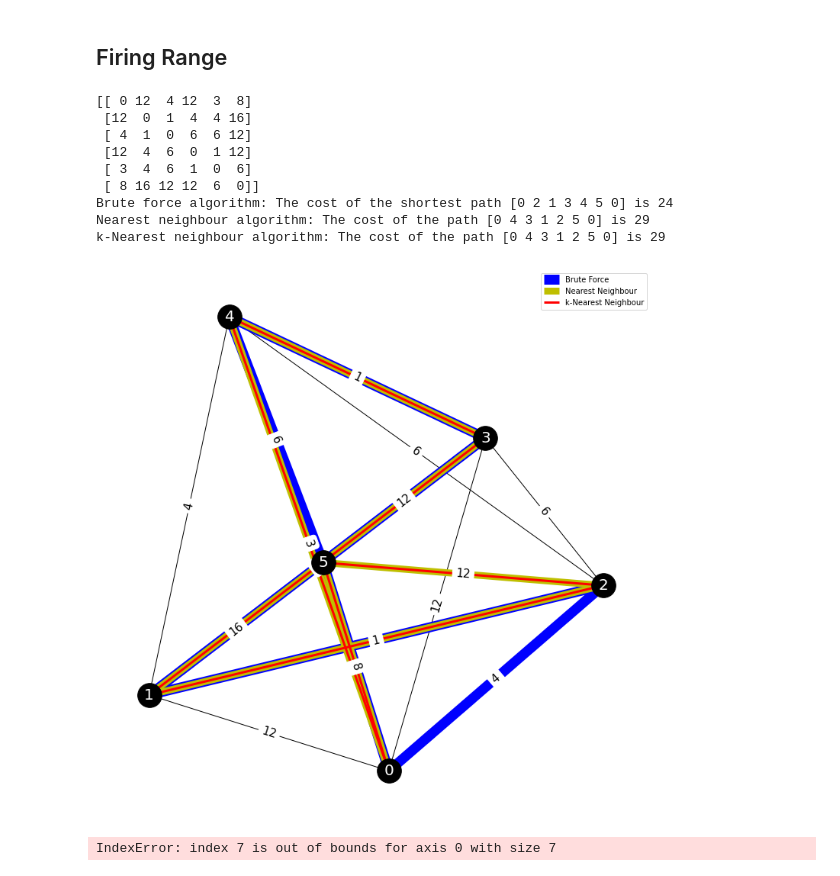
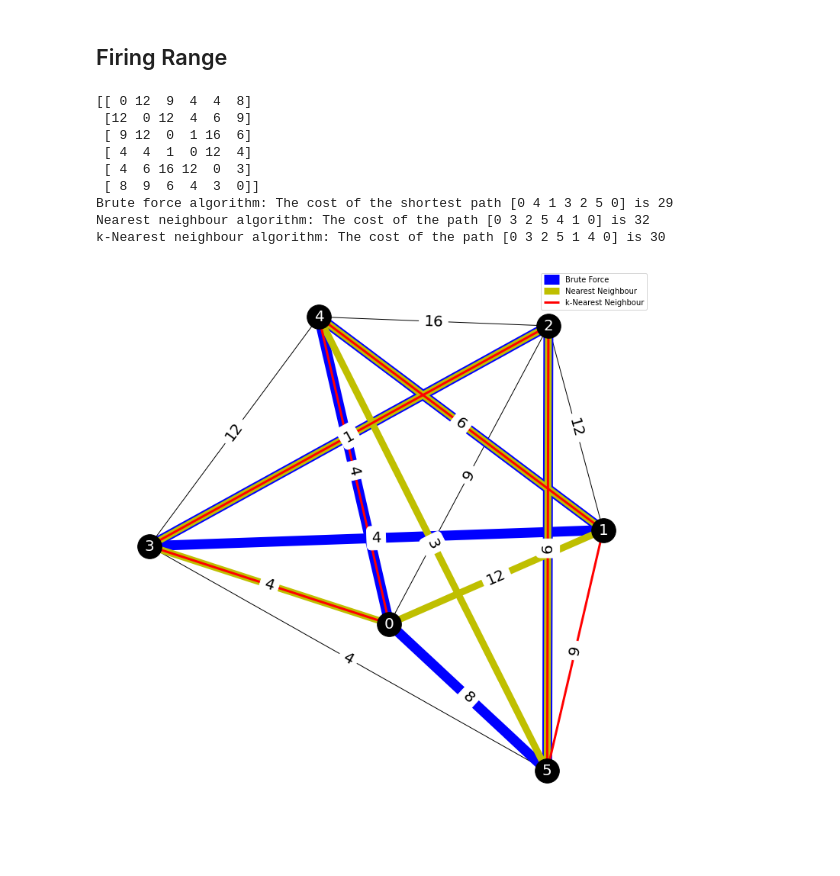
Before and after one commit to BarryOD4/AM4065-TSP, a Jupyter notebook: TSP_algorithms.ipynb, the cells around one changed output. Drawn from its saved outputs; the diff is of its cells as text; code cells hidden in the pictures.

```diff
--- a/TSP_algorithms.ipynb
+++ b/TSP_algorithms.ipynb
@@ -12,13 +12,17 @@ This is supplementary code written by Barry O'Donnell in October 2021 for module
 
 The code supports a project focused on the Travelling Salesman Problem (TSP) and the algorithms of finding the shortest path.
 # %%
-def GetRandomArray(n):
+def GetRandomArray(n, seed=None):
     """
     Creates weighted (n x n) array with no self loops
     IN:  n := int, amount of nodes
+         seed := int, seed for random generation
 
     OUT: arr := numpy array, weighted network
     """
+
+    if seed != None:
+        np.random.seed(seed)
 
     arr = np.random.randint(1, 5, (n,n))
     np.fill_diagonal(arr, 0)
@@ -142,14 +146,14 @@ def DrawNetwork(arr, save=False, fname="network.pdf", pos = None):
 
     ## Draws network
     nx.draw(G,pos,edge_color='black',width=1,linewidths=1,
-            node_size=500, node_color='black',
+            node_size=1000, node_color='black',
             labels={node:node for node in G.nodes()}, font_size=20, font_color='white')
 
     ## Adds labels to edges
     edge_labels = dict([ ((n1, n2), d['weight'])
                         for n1, n2, d in G.edges(data=True) ])
 
-    nx.draw_networkx_edge_labels(G, pos, edge_labels = edge_labels, font_color='black')
+    nx.draw_networkx_edge_labels(G, pos, edge_labels = edge_labels, font_color='black', font_size=20)
 
     ## Removes axis
     plt.axis('off')
@@ -196,7 +200,7 @@ def DrawPath(arr, paths, save=False, fname="network.pdf", pos = None, labels = [
     edge_labels = dict([((n1, n2), d['weight'])
                         for n1, n2, d in G.edges(data=True)])
 
-    nx.draw_networkx_edge_labels(G, pos, edge_labels = edge_labels, font_color='black', font_size=15)
+    nx.draw_networkx_edge_labels(G, pos, edge_labels = edge_labels, font_color='black', font_size=20)
 
     ## Removes axis from figure
     plt.axis('off')
@@ -596,36 +600,36 @@ k-Nearest neighbour algorithm: The cost of the path [0 2 1 3 5 4 0] is 20
 # %%
 ## Testing Random Arrays
 n = 6
 k = 3
-arr = GetRandomArray(n)
+arr = GetRandomArray(n, 4065)
 
 print(arr)
 
 BF = TSP_BF(arr)
 NN = TSP_NN(arr)
 KNN = TSP_KNN(arr,k)
 
 ## Shows user the cost of the path found by each network
 print("Brute force algorithm: The cost of the shortest path {} is {}".format(BF[1], BF[0]))
 print("Nearest neighbour algorithm: The cost of the path {} is {}".format(NN[1], NN[0]))
 print("k-Nearest neighbour algorithm: The cost of the path {} is {}".format(KNN[1], KNN[0]))
 
 
 if NN[0] == BF[0]:
     print("Nearest neighbour guessed the correct shortest path!")
 
 if KNN[0] == BF[0]:
     print("k-Nearest neighbour guessed the correct shortest path!")
 
 DrawPath(arr, [BF[1], NN[1], KNN[1]])
 # %% [output]
-[[ 0 12  4 12  3  8]
- [12  0  1  4  4 16]
- [ 4  1  0  6  6 12]
- [12  4  6  0  1 12]
- [ 3  4  6  1  0  6]
- [ 8 16 12 12  6  0]]
-Brute force algorithm: The cost of the shortest path [0 2 1 3 4 5 0] is 24
-Nearest neighbour algorithm: The cost of the path [0 4 3 1 2 5 0] is 29
-k-Nearest neighbour algorithm: The cost of the path [0 4 3 1 2 5 0] is 29
+[[ 0 12  9  4  4  8]
+ [12  0 12  4  6  9]
+ [ 9 12  0  1 16  6]
+ [ 4  4  1  0 12  4]
+ [ 4  6 16 12  0  3]
+ [ 8  9  6  4  3  0]]
+Brute force algorithm: The cost of the shortest path [0 4 1 3 2 5 0] is 29
+Nearest neighbour algorithm: The cost of the path [0 3 2 5 4 1 0] is 32
+k-Nearest neighbour algorithm: The cost of the path [0 3 2 5 1 4 0] is 30
-[figure, old version]
+[figure, new version]
@@ -731,14 +639,18 @@ k-Nearest neighbour algorithm: The cost of the path [0 4 3 1 2 5 0] is 29
 
 ## Obtains a frequency array of correct guesses made by KNN
 n = 10
-nrange = n-3
-models = 8
-## Attempt 500 trials
-trials = 500
+nstart = 4
+nrange = n - (nstart-1)
+
+model_names = ['KNN (k=n-1)', 'KNN (k=n-2)', 'KNN (k=n-3)', 'NN', 'ItF (k=n-1)', 'ItF (k=n-2)', 'ItF (k=n-3)', 'IiaB', ]
+models = len(model_names)
+
+## Attempt 50 trials
+trials = 100
 errors = np.zeros((nrange, models, trials))
 
 
-for i in range(4,n+1):
+for i in range(nstart, n+1):
 
     for j in range(trials):
         arr = GetRandomArray(i)
@@ -748,30 +660,27 @@ for i in range(4,n+1):
         NN = TSP_NN(arr)
         IiaB = TSP_IiaB(arr)
 
-        errors[i-4,0,j] = (BF[0] - NN[0]) / BF[0]
-        errors[i-4,1,j] = (BF[0] - IiaB[0]) / BF[0]
+        errors[i-nstart,3,j] = (BF[0] - NN[0]) / BF[0]
+        errors[i-nstart,7,j] = (BF[0] - IiaB[0]) / BF[0]
 
-        ind = 2
+        ind = 0
         for k in [i-1, i-2, i-3]:
             KNN = TSP_KNN(arr, k)
             ItF = TSP_ItF(arr, k)
 
-            errors[i-4,ind,j] = (BF[0] - KNN[0]) / BF[0]
-            errors[i-4,ind+1,j] = (BF[0] - ItF[0]) / BF[0]
+            errors[i-nstart,ind,j] = (BF[0] - KNN[0]) / BF[0]
+            errors[i-nstart,ind+4,j] = (BF[0] - ItF[0]) / BF[0]
 
-            ind += 2
+            ind += 1
 
-# Saves data to some .csv for later use
-x = ['NN', 'IiaB', 'KNN (k=n-1)', 'ItF (k=n-1)', 'KNN (k=n-2)', 'ItF (k=n-2)', 'KNN (k=n-3)', 'ItF (k=n-3)']
-for i in range(4,n+1):
-    with open('errors_' + str(i) +'.csv', 'w', newline='') as f:
+
+for i in range(nrange):
+    with open('errors_' + str(i+nstart) +'.csv', 'w', newline='') as f:
         writer = csv.writer(f)
 
         ## Saves node data to header
-        writer.writerow(x)
+        writer.writerow(model_names)
 
         ## Saves correct guesses to first row
-        for i in range(500):
-            writer.writerow(errors[i-4,:,i])
+        for j in range(trials):
+            writer.writerow(errors[i,:,j])
-# %% [output]
-IndexError: index 7 is out of bounds for axis 0 with size 7
```
Also changed, not shown: parts of 19 cells of this notebook, 10 other files.
